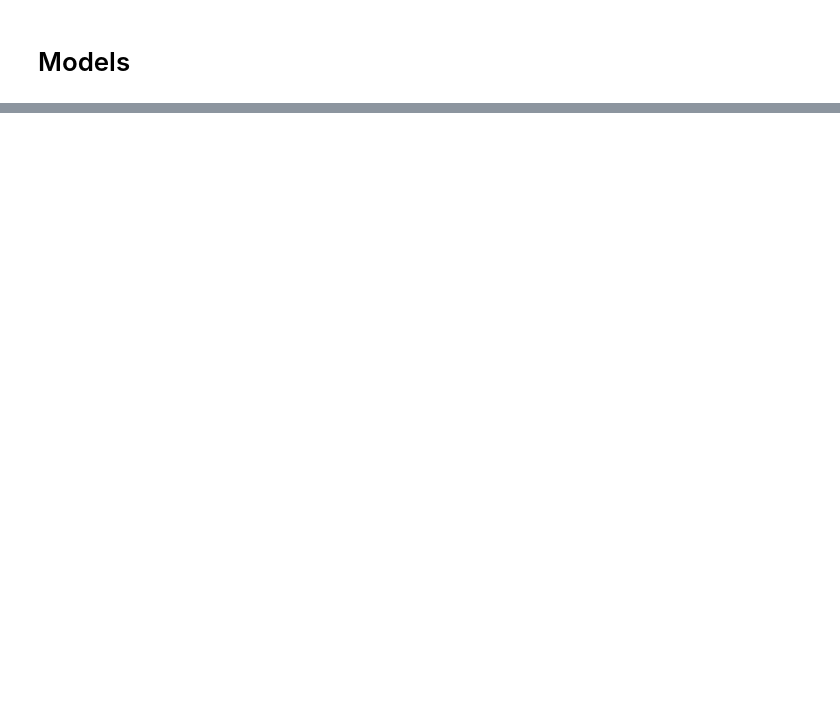
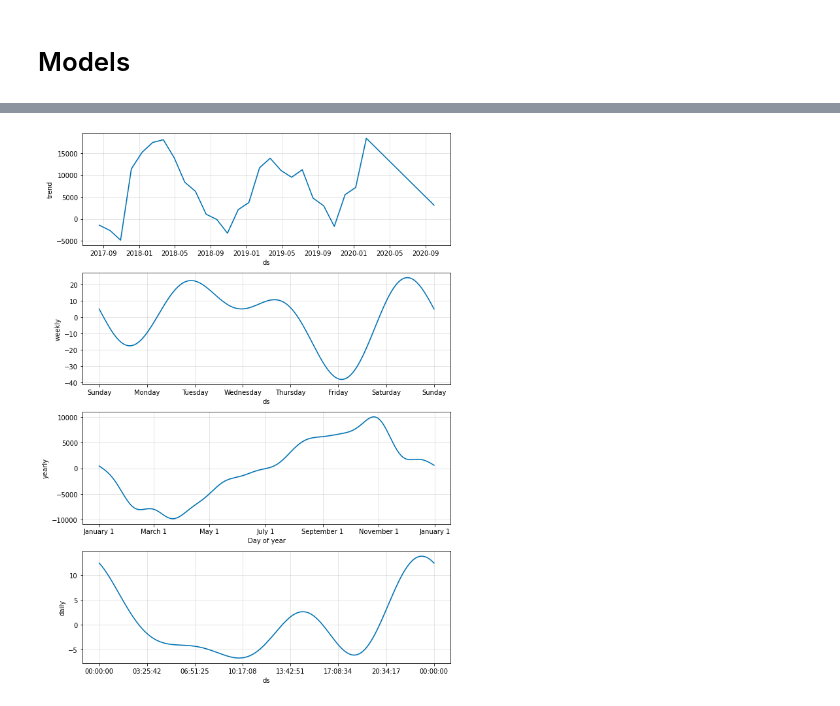
Before and after one commit to juan-ivan-NV/Btc_trading, a Jupyter notebook: Cryptocurrencies_forecastings_data_by_hour.ipynb, the cells around one changed output, grey strips where cells are left out. Saved outputs shown, nothing was run; the diff lists cells and outputs as text; code cells hidden in the pictures; blank space fills up the shorter version.

```diff
--- a/Cryptocurrencies_forecastings_data_by_hour.ipynb
+++ b/Cryptocurrencies_forecastings_data_by_hour.ipynb
@@ -120,0 +164,4 @@ I will let 3 days to predict
+# %%
+m.plot_components(forecast_p);
+# %% [output]
+[figure, added]
```
Also changed, not shown: parts of 23 cells of this notebook.
